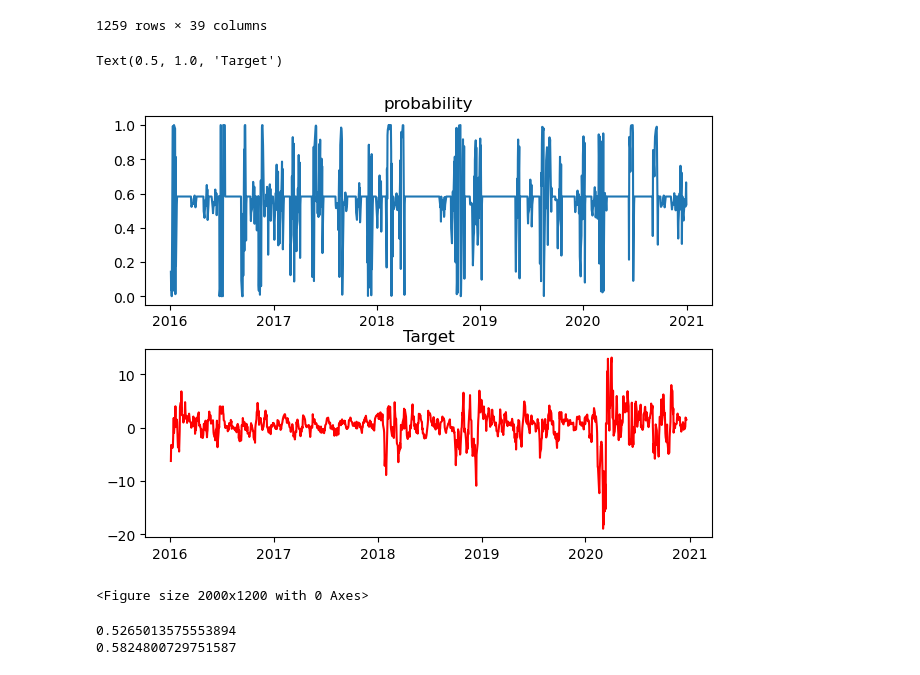
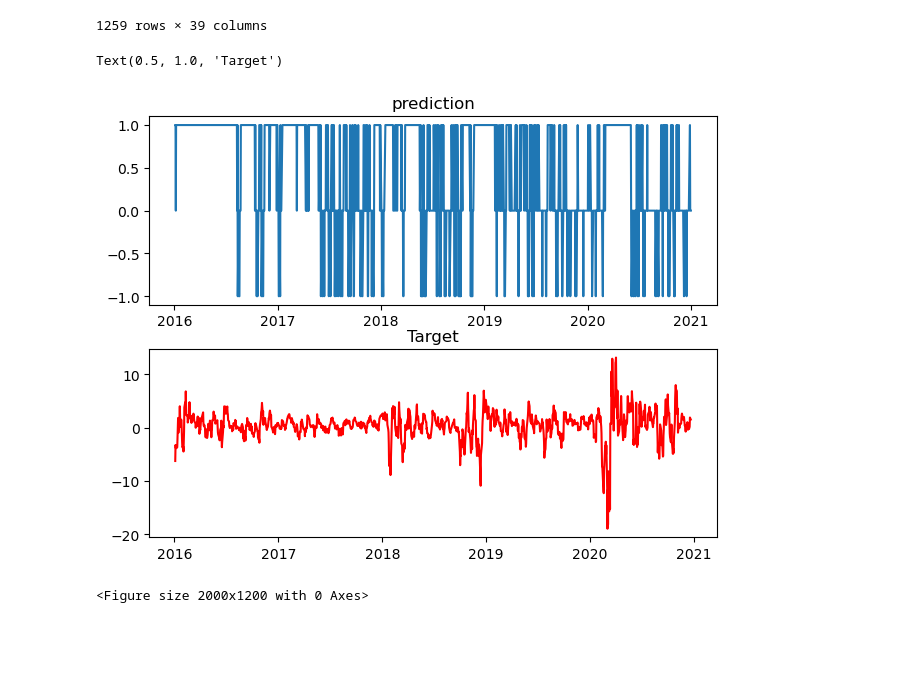
Before and after one commit to Lzhenghong/Quant-Projects, a Jupyter notebook: SP500/Conv1DFC_strategy/SP500_Conv1DFC.ipynb, the cells around one changed output. Drawn from its saved outputs; the diff is of its cells as text; code cells hidden in the pictures; blank space fills up the shorter version.

```diff
--- a/SP500/Conv1DFC_strategy/SP500_Conv1DFC.ipynb
+++ b/SP500/Conv1DFC_strategy/SP500_Conv1DFC.ipynb
@@ -376,8 +394,10 @@ plt.show()
 # %%
-num_epochs = 41
+num_epochs = 30
 # %%
 train_x,train_y = sp500_train.loc[:, lagged_indicators], sp500_train[['Target_Direction']].to_numpy()
 train_x = train_x.loc[:, sorted_cols]
 train_x_reshaped = np.array([np.transpose(row.reshape(2,14)) for row in train_x.to_numpy()])
+encoder = OneHotEncoder()
+train_y = encoder.fit_transform(train_y).todense()
 train_x_reshaped.shape, train_y.shape
 # %% [output]
@@ -389,10 +409,10 @@ inputs = layers.Input(shape=(14,2), dtype=tf.float32)
 x = layers.Conv1D(4, kernel_size=3, activation='relu')(inputs)
 x = layers.Flatten()(x)
 x = layers.Dense(128, activation='relu')(x)
-outputs = layers.Dense(1, activation='sigmoid')(x)
+outputs = layers.Dense(3, activation='softmax')(x)
 
 model2 = tf.keras.Model(inputs, outputs)
-model2.compile(loss='binary_crossentropy',
+model2.compile(loss='categorical_crossentropy',
               optimizer=tf.keras.optimizers.RMSprop(),
               metrics=['accuracy'])
 # %%
@@ -436,0 +450,4 @@ array([0.1428906 , 0.03832328, 0.05592286, ..., 0.6089115 , 0.6650252 ,
+# %%
+test_preds_prob = model2.predict(test_x_reshaped)
+test_preds = np.argmax(test_preds_prob, axis=1)-1
+test_preds
@@ -460,18 +480,12 @@ See the caveats in the documentation: https://pandas.pydata.org/pandas-docs/stab
 # %%
 fig, ax = plt.subplots(2, 1)
 plt.figure(figsize=(20,12))
 fig.tight_layout()
 ax[0].plot(pd.to_datetime(sp500_test.index).date, sp500_test['prediction'])
-ax[0].set_title('probability')
+ax[0].set_title('prediction')
 ax[1].plot(sp500_test.index, sp500_test['Target'], color='red')
 ax[1].set_title('Target')
 # %% [output]
 Text(0.5, 1.0, 'Target')
-[figure, old version]
+[figure, new version]
 <Figure size 2000x1200 with 0 Axes>
-# %%
-print(np.percentile(sp500_test.prediction, 20))
-print(np.percentile(sp500_test.prediction, 80))
-# %% [output]
-0.5265013575553894
-0.5824800729751587
```
Also changed, not shown: parts of 25 cells of this notebook, 2 other files.
